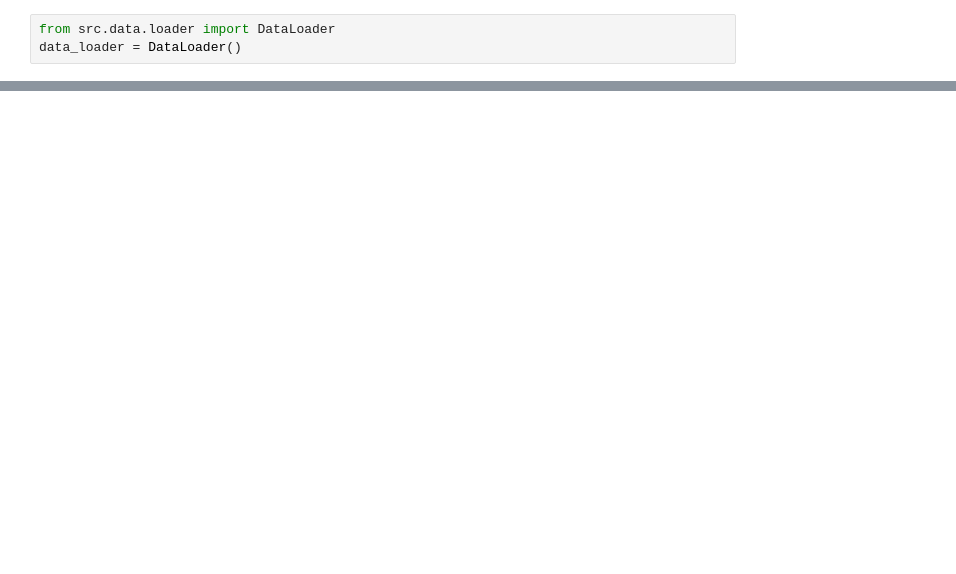
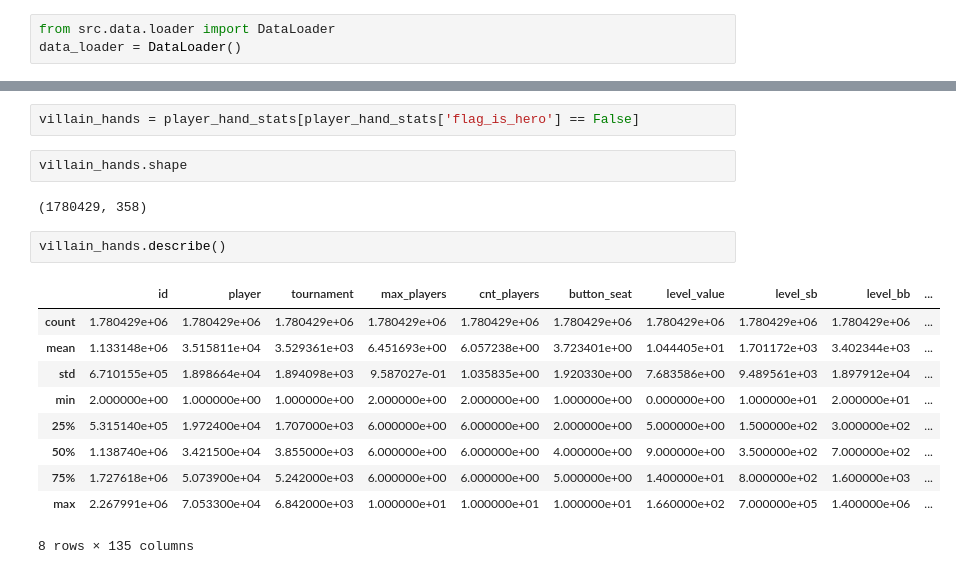
Before and after one commit to Manggy94/PokerDataAnalytics, a Jupyter notebook: notebooks/explore_player_hand_stats.ipynb, the cells around one changed output, grey strips where cells are left out. Drawn from its saved outputs; the diff is of its cells as text; blank space fills up the shorter version.

```diff
--- a/notebooks/explore_player_hand_stats.ipynb
+++ b/notebooks/explore_player_hand_stats.ipynb
@@ -44,0 +46,19 @@ player_hand_stats.select_dtypes(include=["object"]).describe()
+# %%
+villain_hands = player_hand_stats[player_hand_stats['flag_is_hero'] == False]
+# %%
+villain_hands.shape
+# %% [output]
+(1780429, 358)
+# %%
+villain_hands.describe()
+# %% [output]
+|  | id | player | tournament | max_players | cnt_players | button_seat | level_value | level_sb | level_bb | ... |
+| count | 1.780429e+06 | 1.780429e+06 | 1.780429e+06 | 1.780429e+06 | 1.780429e+06 | 1.780429e+06 | 1.780429e+06 | 1.780429e+06 | 1.780429e+06 | ... |
+| mean | 1.133148e+06 | 3.515811e+04 | 3.529361e+03 | 6.451693e+00 | 6.057238e+00 | 3.723401e+00 | 1.044405e+01 | 1.701172e+03 | 3.402344e+03 | ... |
+| std | 6.710155e+05 | 1.898664e+04 | 1.894098e+03 | 9.587027e-01 | 1.035835e+00 | 1.920330e+00 | 7.683586e+00 | 9.489561e+03 | 1.897912e+04 | ... |
+| min | 2.000000e+00 | 1.000000e+00 | 1.000000e+00 | 2.000000e+00 | 2.000000e+00 | 1.000000e+00 | 0.000000e+00 | 1.000000e+01 | 2.000000e+01 | ... |
+| 25% | 5.315140e+05 | 1.972400e+04 | 1.707000e+03 | 6.000000e+00 | 6.000000e+00 | 2.000000e+00 | 5.000000e+00 | 1.500000e+02 | 3.000000e+02 | ... |
+| 50% | 1.138740e+06 | 3.421500e+04 | 3.855000e+03 | 6.000000e+00 | 6.000000e+00 | 4.000000e+00 | 9.000000e+00 | 3.500000e+02 | 7.000000e+02 | ... |
+| 75% | 1.727618e+06 | 5.073900e+04 | 5.242000e+03 | 6.000000e+00 | 6.000000e+00 | 5.000000e+00 | 1.400000e+01 | 8.000000e+02 | 1.600000e+03 | ... |
+| max | 2.267991e+06 | 7.053300e+04 | 6.842000e+03 | 1.000000e+01 | 1.000000e+01 | 1.000000e+01 | 1.660000e+02 | 7.000000e+05 | 1.400000e+06 | ... |
+8 rows × 135 columns
```
Also changed, not shown: parts of 6 cells of this notebook, 10 other files.
